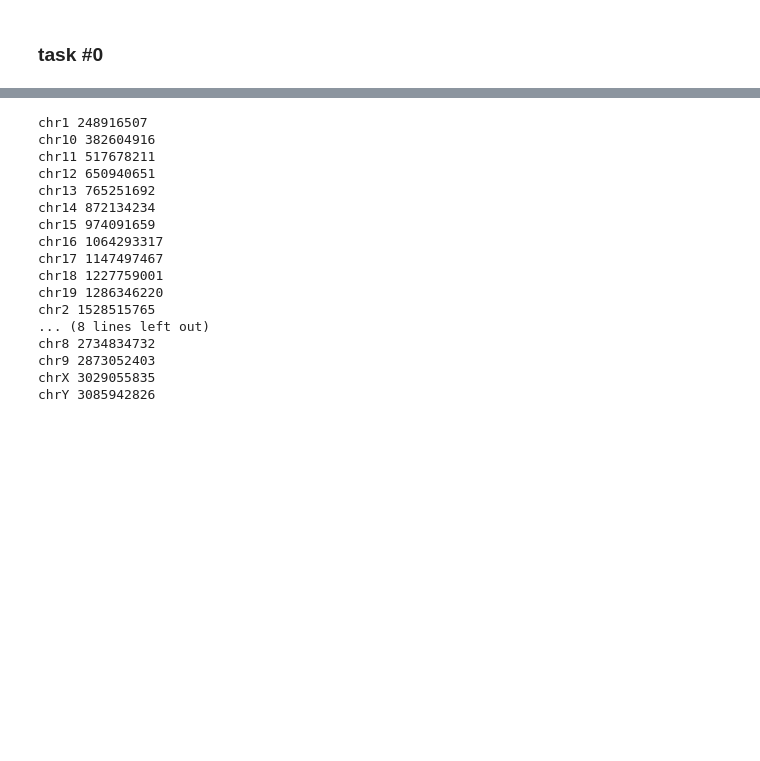
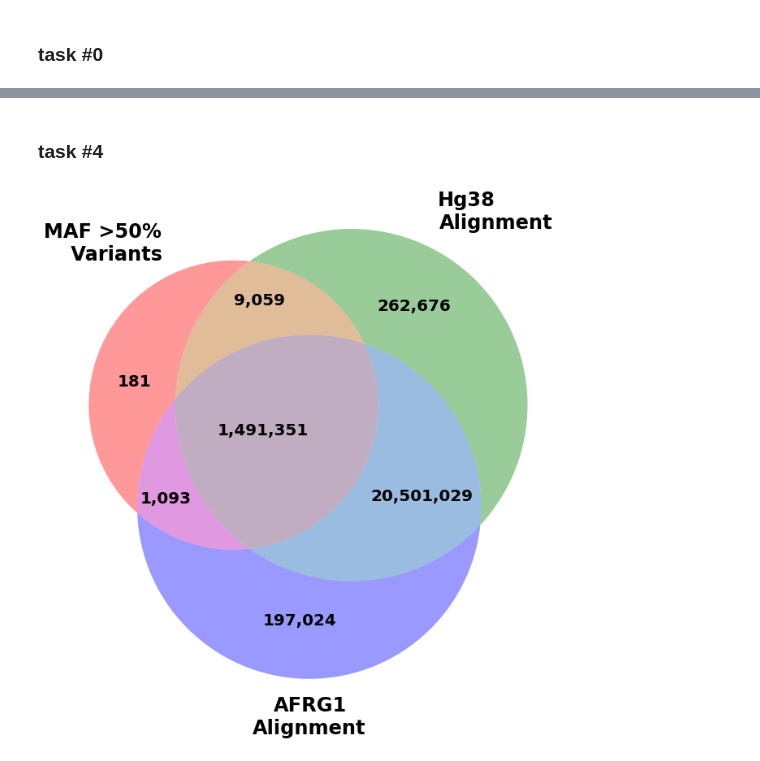
Before and after one commit to ryananeff/ipython-neff-davislab, a Jupyter notebook: ASHG-poster-support.ipynb, the cells around one changed output, grey strips where cells are left out. Saved outputs shown, nothing was run; the diff lists cells and outputs as text; code cells hidden in the pictures; blank space fills up the shorter version.

```diff
--- a/ASHG-poster-support.ipynb
+++ b/ASHG-poster-support.ipynb
@@ -313,28 +278,2 @@ chrY 3085942826
-# %%
-last_x = 0
-split_arr = []
-label_arr = []
-for name, group in compaln_master2[['0','1']].groupby('0'):
-    end = max(group['1']) + last_x
-    print name, end
-    last_x = end
-    label_arr.append(name)
-    split_arr.append(end)
-# %% [output]
-chr1 248916507
-chr10 382604916
-chr11 517678211
-chr12 650940651
-chr13 765251692
-chr14 872134234
-chr15 974091659
-chr16 1064293317
-chr17 1147497467
-chr18 1227759001
-chr19 1286346220
-chr2 1528515765
-... (8 lines left out)
-chr8 2734834732
-chr9 2873052403
-chrX 3029055835
-chrY 3085942826
+# %% [markdown]
+### task #4
@@ -340,0 +331,27 @@ chrY 3085942826
+# %%
+import math
+from matplotlib_venn import venn2, venn3
+
+font = {'family' : 'normal',
+        'weight' : 'bold',
+        'size'   : 20}
+plt.rc('font', **font)
+
+plt.figure(figsize=(10,10))
+e = venn3(subsets={'100':math.log(181), '110':math.log(9059),
+                   '111':math.log(1491351), '010':math.log(262676),
+                   '011':math.log(20501029),
+                   '001':math.log(197024), '101':math.log(1093)}, normalize_to=500,
+              set_labels=("MAF >50%\n Variants", "Hg38\nAlignment", "AFRG1\nAlignment"))
+e.get_label_by_id('100').set_text('181')
+e.get_label_by_id('010').set_text('262,676')
+e.get_label_by_id('001').set_text('')
+e.get_label_by_id('110').set_text('9,059')
+e.get_label_by_id('101').set_text('1,093')
+e.get_label_by_id('111').set_text('1,491,351')
+e.get_label_by_id('011').set_text('20,501,029')
+plt.annotate('197,024', xy=v.get_label_by_id('001').get_position() + np.array([3,-1]), xytext=(0,0),
+            ha='center', textcoords='offset points')
+plt.show()
+# %% [output]
+[figure, added]
```
Also changed, not shown: parts of 13 cells of this notebook, 2 other files.
